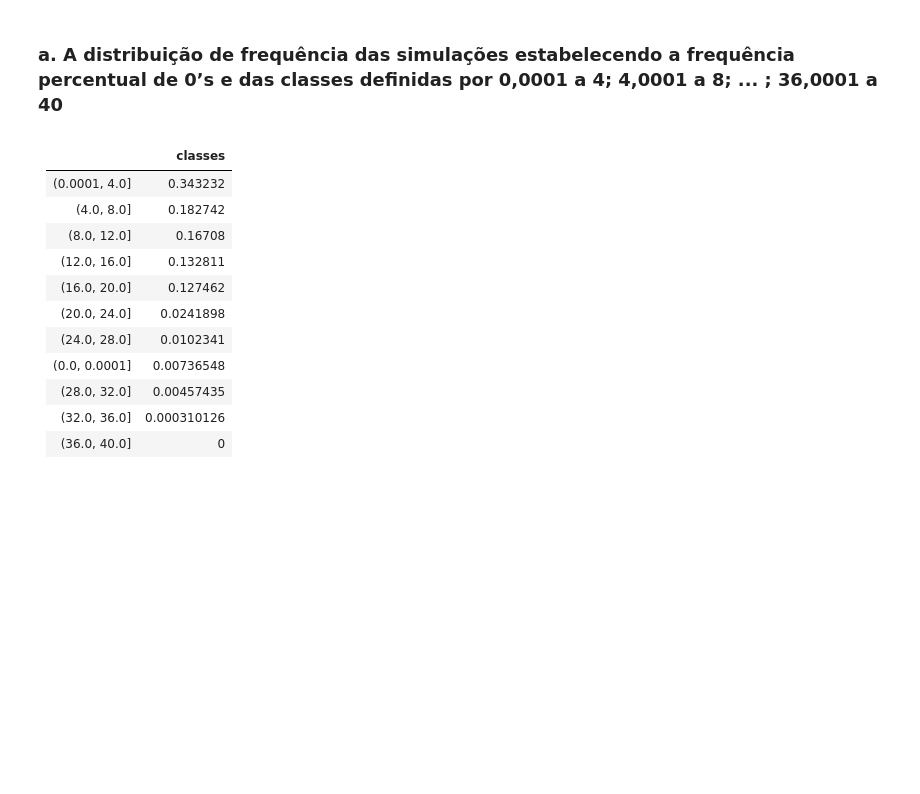
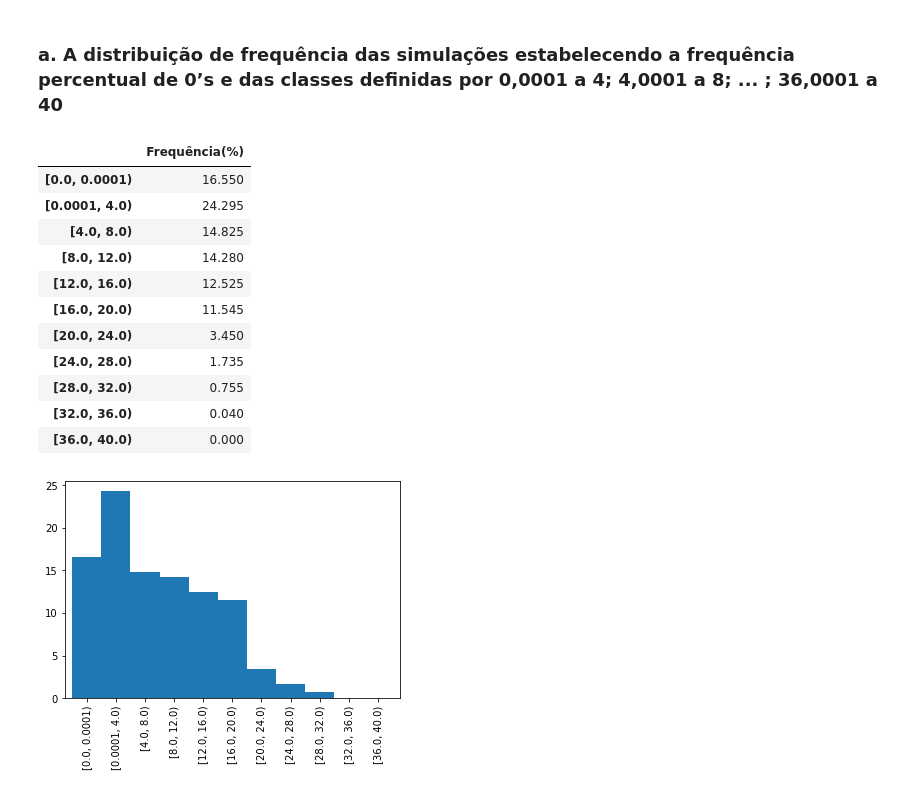
Before and after one commit to gui-lisboa/ControleEstatisticoDeQualidadeUFPR, a Jupyter notebook: teoria_do_risco/atividade1.ipynb, the cells around one changed output. Drawn from its saved outputs; the diff is of its cells as text; code cells hidden in the pictures; blank space fills up the shorter version.

```diff
--- a/teoria_do_risco/atividade1.ipynb
+++ b/teoria_do_risco/atividade1.ipynb
@@ -348,46 +348,48 @@ display(x)
 ### a. A distribuição de frequência das simulações estabelecendo a frequência percentual de 0’s e das classes definidas por 0,0001 a 4; 4,0001 a 8; ... ; 36,0001 a 40
 # %%
 from scipy.stats import uniform
-from IPython.display import Markdown
+from IPython.display import HTML
 import pandas as pd
 
 n = 20000
 p1 = .6
 p2 = .6
 classes = [0, 0.0001, 4, 8, 12, 16, 20, 24, 28, 32, 36, 40]
 uniforme = uniform(0, 20)
 
 def z1():
     return uniforme.rvs()**3/600
 
 def z2():
     return uniforme.rvs()
 
 simulacoes = []
 
 for simulacao in range(0, n):
-    sinistro_a = int(np.random.rand() >= p1)
-    sinistro_b = int(np.random.rand() >= p2)
+    sinistro_a = int(np.random.rand() <= p1)
+    sinistro_b = int(np.random.rand() <= p2)
     x = sinistro_a * z1() + sinistro_b * z2()
     simulacoes.append(x)
 
-simulacoes = pd.DataFrame({'X': simulacoes,'classes': pd.cut(simulacoes, classes)})
-#simulacoes.classes.value_counts().plot.bar();
-distribuicao_frequencias = simulacoes['classes'].value_counts(normalize=True)
-#distribuicao_frequencias.sort_index().plot.bar(width=1);
+simulacoes = pd.DataFrame({
+    'X': simulacoes,
+    'classes': pd.cut(simulacoes, classes, right=False, include_lowest=True)})
+
+distribuicao_frequencias = (simulacoes['classes'].value_counts(normalize=True) * 100).sort_index()
+distribuicao_frequencias.name = 'Frequência(%)'
+distribuicao_frequencias.plot.bar(width=1);
+display(HTML(distribuicao_frequencias.to_frame().to_html()))
+# %% [output]
+|  | Frequência(%) |
+| [0.0, 0.0001) | 16.550 |
+| [0.0001, 4.0) | 24.295 |
+| [4.0, 8.0) | 14.825 |
+| [8.0, 12.0) | 14.280 |
+| [12.0, 16.0) | 12.525 |
+| [16.0, 20.0) | 11.545 |
+| [20.0, 24.0) | 3.450 |
+| [24.0, 28.0) | 1.735 |
+| [28.0, 32.0) | 0.755 |
+| [32.0, 36.0) | 0.040 |
+| [36.0, 40.0) | 0.000 |
+[figure, added]
-# %%
-display(Markdown(distribuicao_frequencias.to_markdown()))
-# %% [output]
-|               |     classes |
-|:--------------|------------:|
-| (0.0001, 4.0] | 0.343232    |
-| (4.0, 8.0]    | 0.182742    |
-| (8.0, 12.0]   | 0.16708     |
-| (12.0, 16.0]  | 0.132811    |
-| (16.0, 20.0]  | 0.127462    |
-| (20.0, 24.0]  | 0.0241898   |
-| (24.0, 28.0]  | 0.0102341   |
-| (0.0, 0.0001] | 0.00736548  |
-| (28.0, 32.0]  | 0.00457435  |
-| (32.0, 36.0]  | 0.000310126 |
-| (36.0, 40.0]  | 0           |
```
Also changed, not shown: 1 other file.
